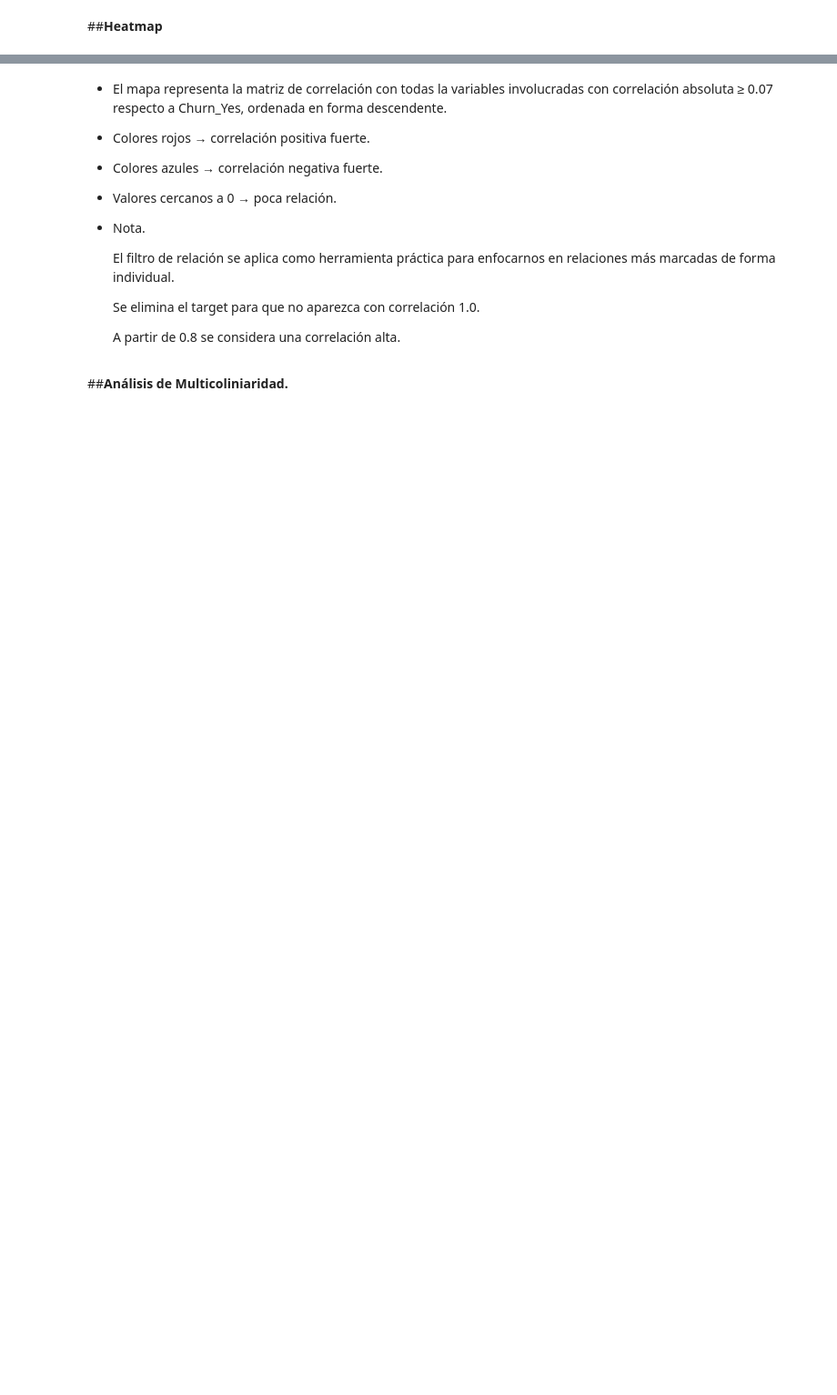
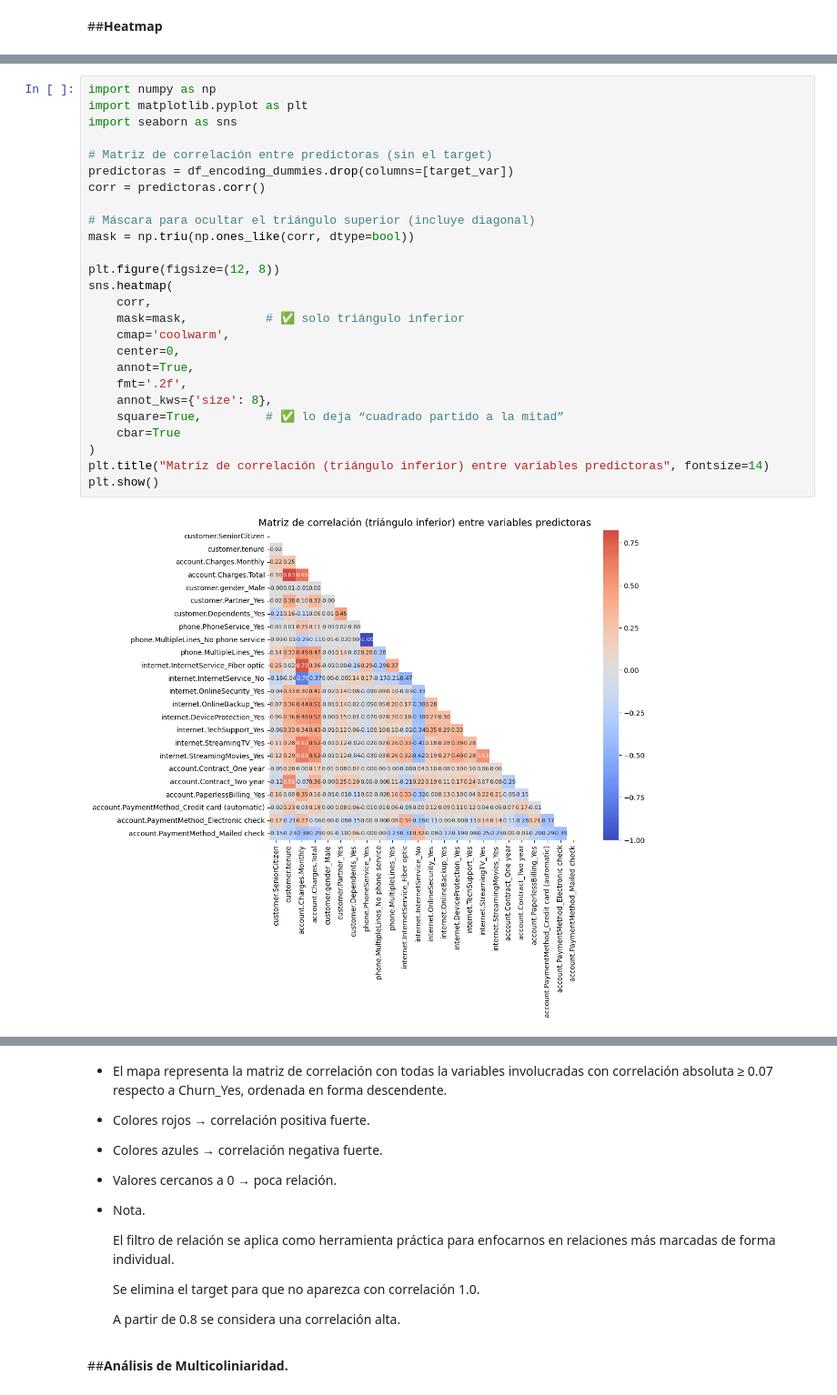
Before and after one commit to EuniceGarcia503/Challenge3_TelecomX_LATAM_parte_II, a Jupyter notebook: Challenge_TelecomX_parte_II.ipynb, the cells around one changed output, grey strips where cells are left out. Shown at 91% size. Cells and saved outputs as stored; diff of their text form; blank space fills up the shorter version.

```diff
--- a/Challenge_TelecomX_parte_II.ipynb
+++ b/Challenge_TelecomX_parte_II.ipynb
@@ -479,0 +549,28 @@ plt.show()
+# %%
+import numpy as np
+import matplotlib.pyplot as plt
+import seaborn as sns
+
+# Matriz de correlación entre predictoras (sin el target)
+predictoras = df_encoding_dummies.drop(columns=[target_var])
+corr = predictoras.corr()
+
+# Máscara para ocultar el triángulo superior (incluye diagonal)
+mask = np.triu(np.ones_like(corr, dtype=bool))
+
+plt.figure(figsize=(12, 8))
+sns.heatmap(
+    corr,
+    mask=mask,           # ✅ solo triángulo inferior
+    cmap='coolwarm',
+    center=0,
+    annot=True,
+    fmt='.2f',
+    annot_kws={'size': 8},
+    square=True,         # ✅ lo deja “cuadrado partido a la mitad”
+    cbar=True
+)
+plt.title("Matriz de correlación (triángulo inferior) entre variables predictoras", fontsize=14)
+plt.show()
+# %% [output]
+[figure, added]
```
Also changed, not shown: parts of 36 cells of this notebook.
